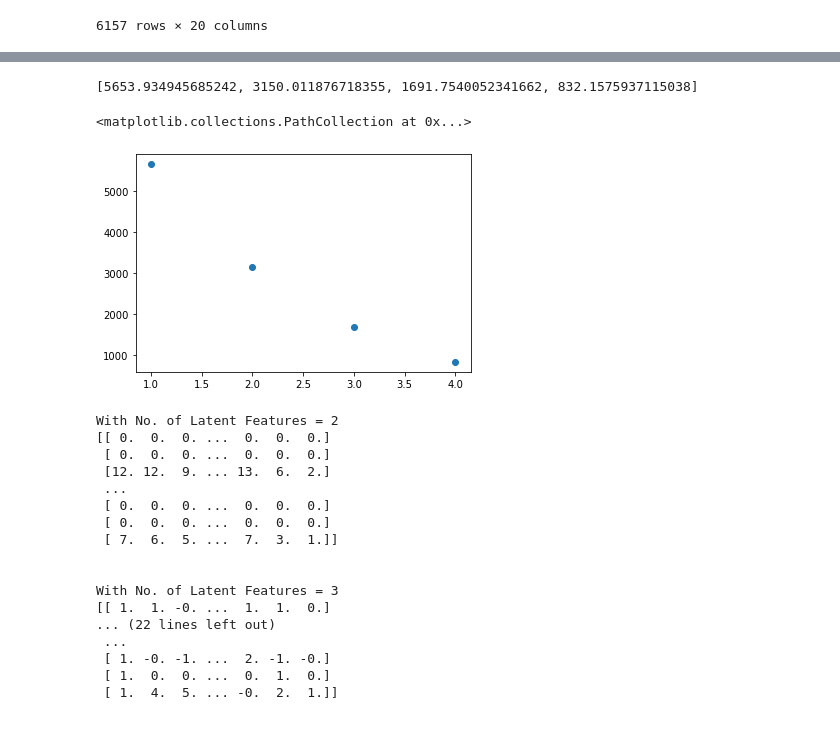
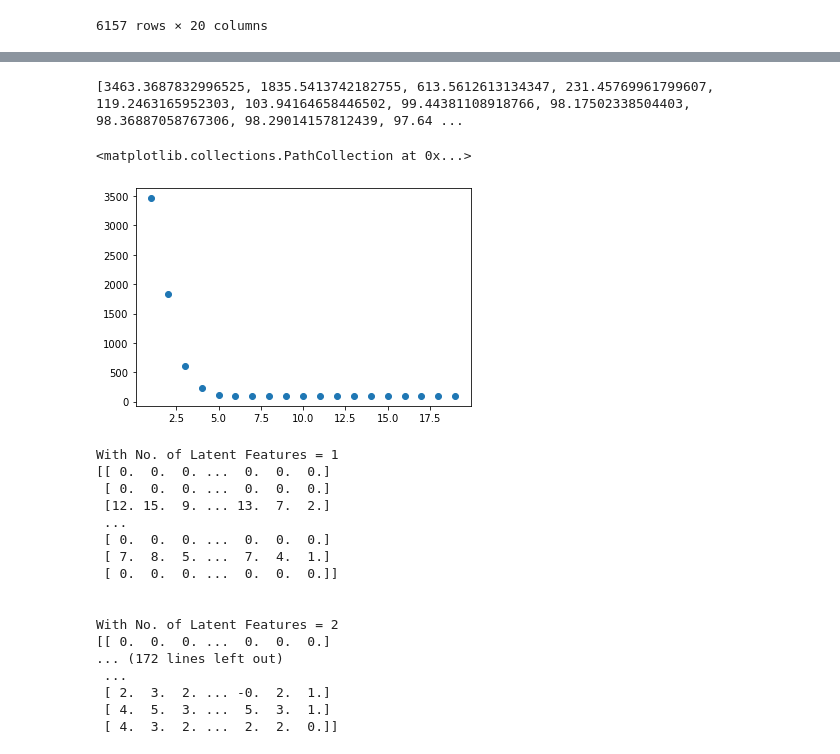
Before and after one commit to tanya12181/Collaborative-Filtering, a Jupyter notebook: Collaborative Filtering.ipynb, the cells around one changed output, grey strips where cells are left out. Cells and saved outputs as stored; diff of their text form; code cells hidden in the pictures.

```diff
--- a/Collaborative Filtering.ipynb
+++ b/Collaborative Filtering.ipynb
@@ -296,5 +296,5 @@ rating_matrix_df
 # %%
-rating_matrix = rating_matrix_df.to_numpy()[:500]
+rating_matrix = rating_matrix_df.to_numpy()[:300]
 # %%
 np.count_nonzero(np.isnan(rating_matrix))
 # %% [output]
@@ -319,5 +319,5 @@ errors = []
 # %%
-for k in range(1, 5):
+for k in range(1, 20):
     P = np.random.rand(n,k)
     Q = np.random.rand(k,m)
     nP, nQ, error = matrix_factorization(P, Q, n, m, rating_matrix, k, 5000, 0.001, 0.02, 0.01)
@@ -333,34 +348,35 @@ k = 4, Done
 # %%
 print(errors)
 # %% [output]
-[5653.934945685242, 3150.011876718355, 1691.7540052341662, 832.1575937115038]
+[3463.3687832996525, 1835.5413742182755, 613.5612613134347, 231.45769961799607, 119.2463165952303, 103.94164658446502, 99.44381108918766, 98.17502338504403, 98.36887058767306, 98.29014157812439, 97.64 ...
 # %%
 import matplotlib.pyplot as plt
-plt.scatter(np.arange(1,5), errors)
+xaxis = list(np.arange(1,len(errors)+1))
+plt.scatter(xaxis, errors)
 # %% [output]
 <matplotlib.collections.PathCollection at 0x...>
-[figure, old version]
+[figure, new version]
 # %%
-k=2
+k=1
 for matrix in matrices:
     print(f'With No. of Latent Features = {k}')
     print(np.round(matrix), end='\n\n\n')
     k+=1
 # %% [output]
+With No. of Latent Features = 1
+[[ 0.  0.  0. ...  0.  0.  0.]
+ [ 0.  0.  0. ...  0.  0.  0.]
+ [12. 15.  9. ... 13.  7.  2.]
+ ...
+ [ 0.  0.  0. ...  0.  0.  0.]
+ [ 7.  8.  5. ...  7.  4.  1.]
+ [ 0.  0.  0. ...  0.  0.  0.]]
+
+
 With No. of Latent Features = 2
 [[ 0.  0.  0. ...  0.  0.  0.]
- [ 0.  0.  0. ...  0.  0.  0.]
- [12. 12.  9. ... 13.  6.  2.]
+... (172 lines left out)
  ...
- [ 0.  0.  0. ...  0.  0.  0.]
- [ 0.  0.  0. ...  0.  0.  0.]
- [ 7.  6.  5. ...  7.  3.  1.]]
-
-
-With No. of Latent Features = 3
-[[ 1.  1. -0. ...  1.  1.  0.]
-... (22 lines left out)
- ...
- [ 1. -0. -1. ...  2. -1. -0.]
- [ 1.  0.  0. ...  0.  1.  0.]
- [ 1.  4.  5. ... -0.  2.  1.]]
+ [ 2.  3.  2. ... -0.  2.  1.]
+ [ 4.  5.  3. ...  5.  3.  1.]
+ [ 4.  3.  2. ...  2.  2.  0.]]
```
Also changed, not shown: parts of 6 cells of this notebook.
